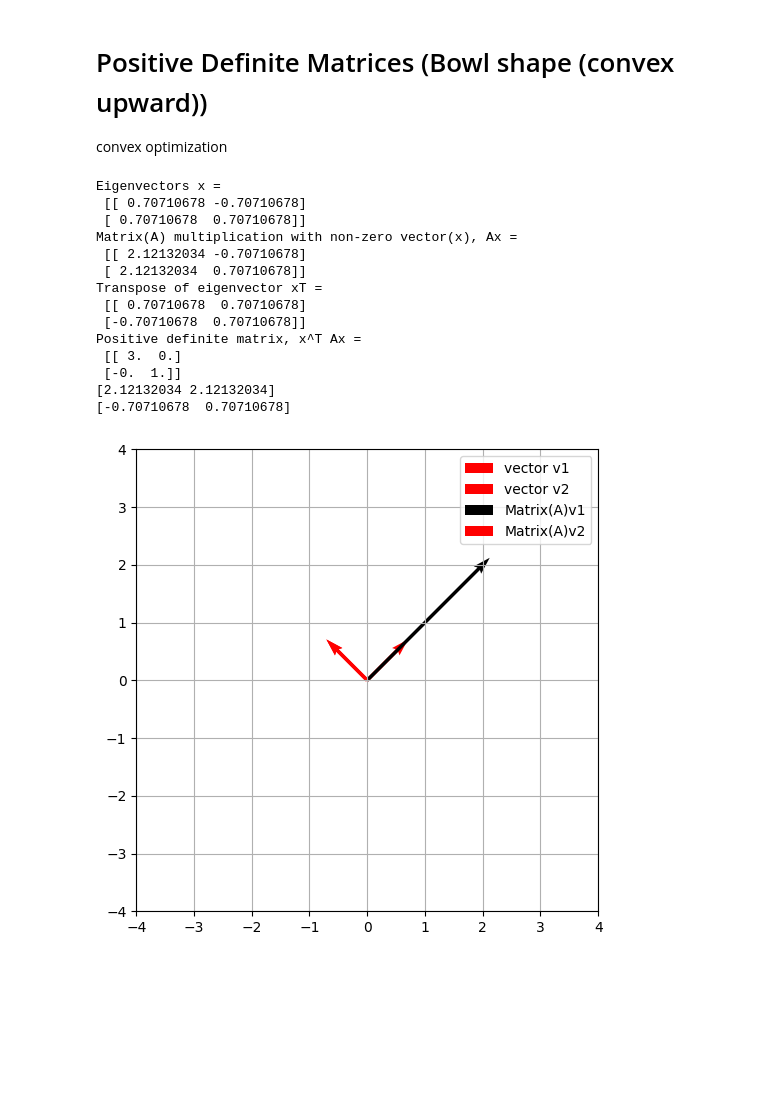
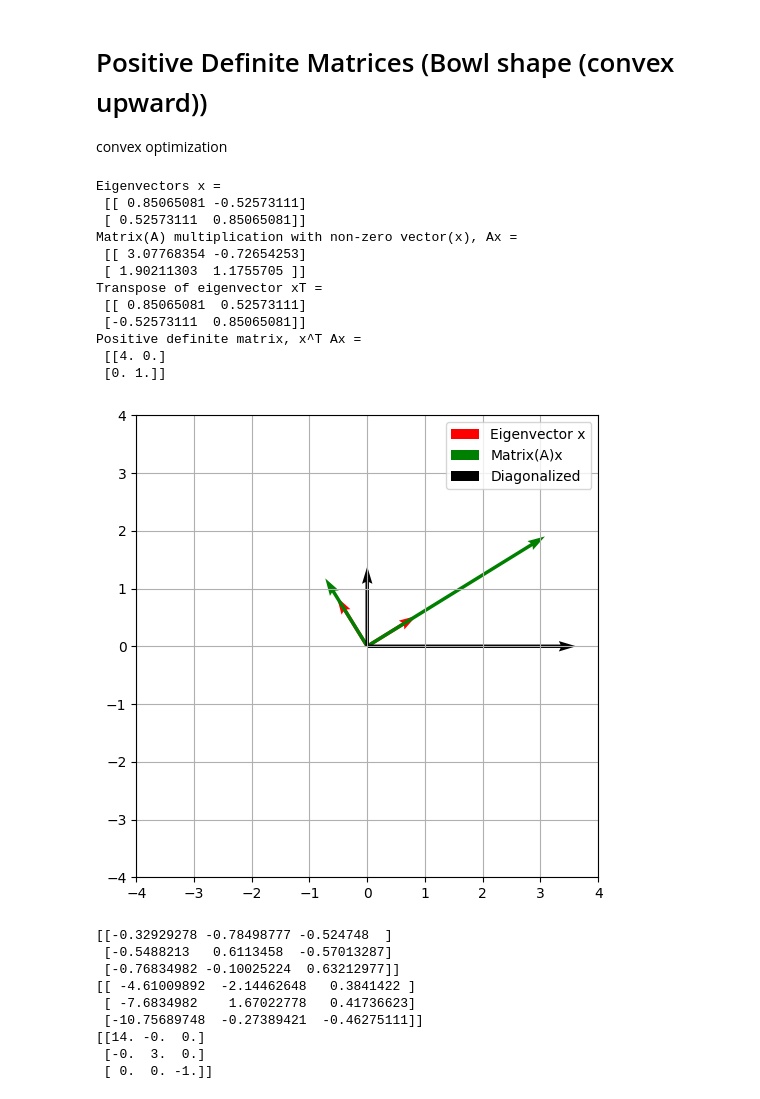
Before and after one commit to CoderAalok/Python_Libraries, a Jupyter notebook: Math for Machine Learning/Positive_definite_matrices.ipynb, the cells around one changed output. Drawn from its saved outputs; the diff is of its cells as text; code cells hidden in the pictures; blank space fills up the shorter version.

```diff
--- a/Math for Machine Learning/Positive_definite_matrices.ipynb
+++ b/Math for Machine Learning/Positive_definite_matrices.ipynb
@@ -5,13 +6,16 @@ import matplotlib.pyplot as plt
 # Positive Definite Matrices (Bowl shape (convex upward))
 convex optimization
 # %%
-A = np.asarray([[2,1],[1,2]])
+# Symmeritic matrix
+A = np.asarray([[3,1],
+                [1,2]])
 
 K,x = np.linalg.eig(A) # K -> eigenvalue, x -> eigenvector
 origin = np.zeros(x.shape)
 
 xT = x.T
 Ax = A @ x
+# diagonalized result
 res = xT @ Ax
 
 
@@ -30,41 +34,66 @@ print(f'Transpose of eigenvector xT =\n {xT}')
 print(f"Positive definite matrix, x^T Ax =\n {np.round(res)}")
 # %% [output]
 Eigenvectors x =
- [[ 0.70710678 -0.70710678]
- [ 0.70710678  0.70710678]]
+ [[ 0.85065081 -0.52573111]
+ [ 0.52573111  0.85065081]]
 Matrix(A) multiplication with non-zero vector(x), Ax =
- [[ 2.12132034 -0.70710678]
- [ 2.12132034  0.70710678]]
+ [[ 3.07768354 -0.72654253]
+ [ 1.90211303  1.1755705 ]]
 Transpose of eigenvector xT =
- [[ 0.70710678  0.70710678]
- [-0.70710678  0.70710678]]
+ [[ 0.85065081  0.52573111]
+ [-0.52573111  0.85065081]]
 Positive definite matrix, x^T Ax =
- [[ 3.  0.]
- [-0.  1.]]
-[2.12132034 2.12132034]
-[-0.70710678  0.70710678]
+ [[4. 0.]
+ [0. 1.]]
 # %%
 fig, ax = plt.subplots(figsize=(8,6))
 
-# ax.quiver(*origin, *x, angles='xy', scale_units='xy', scale=1, color='b', label='Eigenvector x')
-# ax.quiver(*origin, *Ax, angles='xy', scale_units='xy', scale=1, color='r', label='Matrix(A)x')
+ax.quiver(*origin, *x, angles='xy', scale_units='xy', scale=1, color='r', label='Eigenvector x')
+ax.quiver(*origin, *Ax, angles='xy', scale_units='xy', scale=1, color='g', label='Matrix(A)x')
+ax.quiver(*origin, *res, angles='xy', scale_units='xy', scale=1, color='k', label='Diagonalized')
+
 
 # eigenvectors
-ax.quiver(*[0,0], *v1, angles='xy', scale_units='xy', scale=1, color='r', label='vector v1')
-ax.quiver(*[0,0], *v2, angles='xy', scale_units='xy', scale=1, color='r', label='vector v2')
+# ax.quiver(*[0,0], *v1, angles='xy', scale_units='xy', scale=1, color='r', label='vector v1')
+# ax.quiver(*[0,0], *v2, angles='xy', scale_units='xy', scale=1, color='r', label='vector v2')
 
-# matrix transformed
-ax.quiver(*[0,0], *Av1, angles='xy', scale_units='xy', scale=1, color='k', label='Matrix(A)v1')
-ax.quiver(*[0,0], *Av2, angles='xy', scale_units='xy', scale=1, color='r', label='Matrix(A)v2')
-
+# # matrix transformed
+# ax.quiver(*[0,0], *Av1, angles='xy', scale_units='xy', scale=1, color='k', label='Matrix(A)v1')
+# ax.quiver(*[0,0], *Av2, angles='xy', scale_units='xy', scale=1, color='r', label='Matrix(A)v2')
 
 
 ax.grid()
 ax.set_xlim(-4,4)
 ax.set_ylim(-4,4)
 ax.set_aspect('equal')
 ax.legend()
 
 plt.show()
 # %% [output]
-[figure, old version]
+[figure, new version]
+# %%
+A = np.array([[3,1,4],
+              [1,5,6],
+              [4,6,8]])
+
+val,x = np.linalg.eig(A)
+origin = np.eye(A.shape[0])
+
+xT = x.T
+Ax = A @ x
+res = xT @ Ax
+# res = x.T @ A @ x
+
+print(x)
+print(Ax)
+print(np.round(res))
+# %% [output]
+[[-0.32929278 -0.78498777 -0.524748  ]
+ [-0.5488213   0.6113458  -0.57013287]
+ [-0.76834982 -0.10025224  0.63212977]]
+[[ -4.61009892  -2.14462648   0.3841422 ]
+ [ -7.6834982    1.67022778   0.41736623]
+ [-10.75689748  -0.27389421  -0.46275111]]
+[[14. -0.  0.]
+ [-0.  3.  0.]
+ [ 0.  0. -1.]]
```
Also changed, not shown: parts of 7 cells of this notebook.
